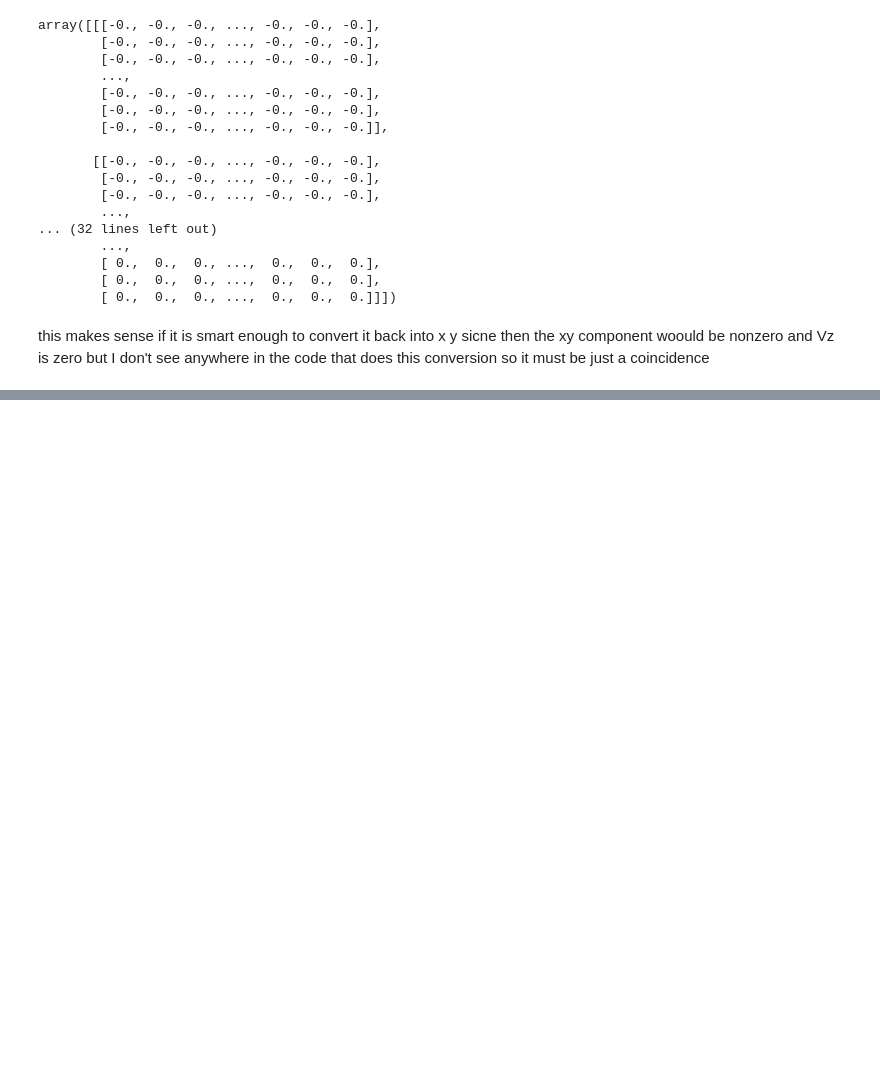
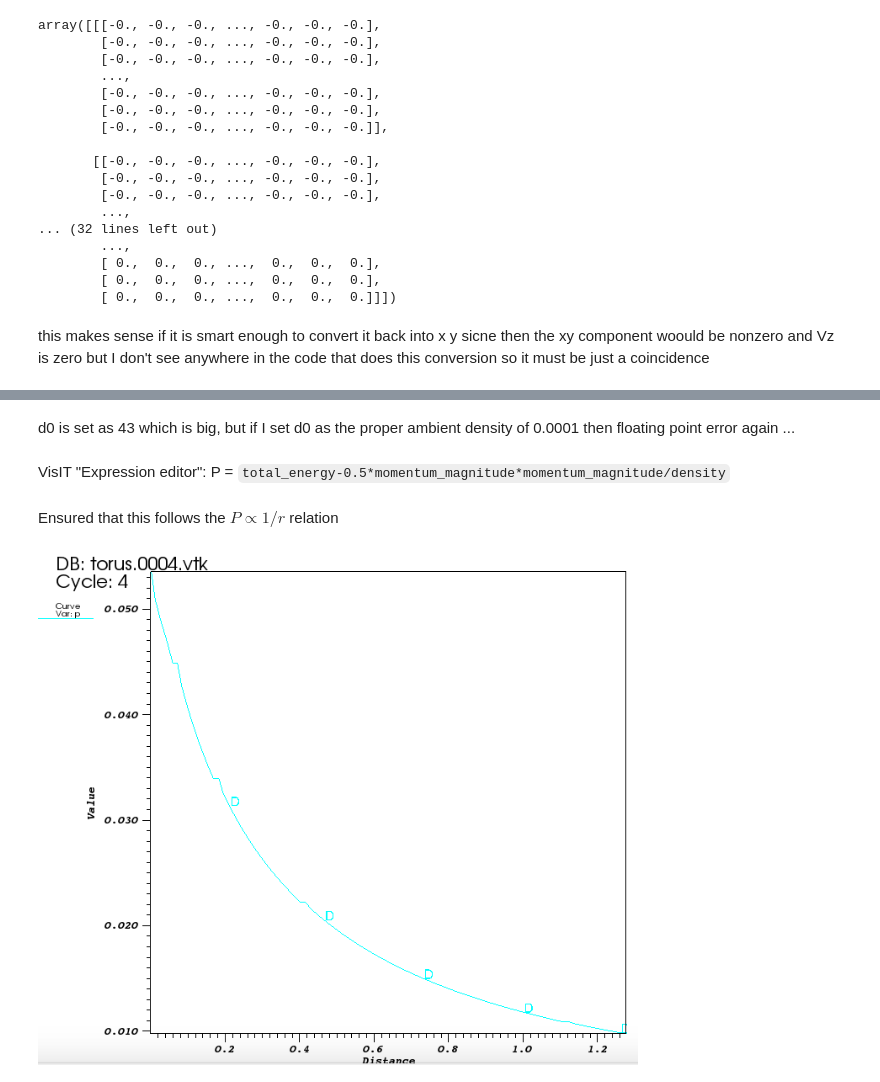
Before and after one commit to dorisjlee/usrp, a Jupyter notebook: notes/Week2/07_02_2015.ipynb, the cells around one changed output, grey strips where cells are left out. Cells and saved outputs as stored; diff of their text form; code cells hidden in the pictures; blank space fills up the shorter version.

```diff
--- a/notes/Week2/07_02_2015.ipynb
+++ b/notes/Week2/07_02_2015.ipynb
@@ -132,0 +140,10 @@ this makes sense if it is smart enough to convert it back into x y sicne then th
+# %% [markdown]
+d0 is set as 43 which is big, but if I set d0 as the proper ambient density of 0.0001 then floating point error again ...
+# %% [markdown]
+VisIT "Expression editor": P = ``total_energy-0.5*momentum_magnitude*momentum_magnitude/density``
+# %% [markdown]
+Ensured that this follows the $P \propto 1/r$ relation
+# %%
+Image(filename="../../data/ambient_pressure_plot.png",width=600)
+# %% [output]
+[figure, added]
```
Also changed, not shown: parts of 5 cells of this notebook, 3 other files.
